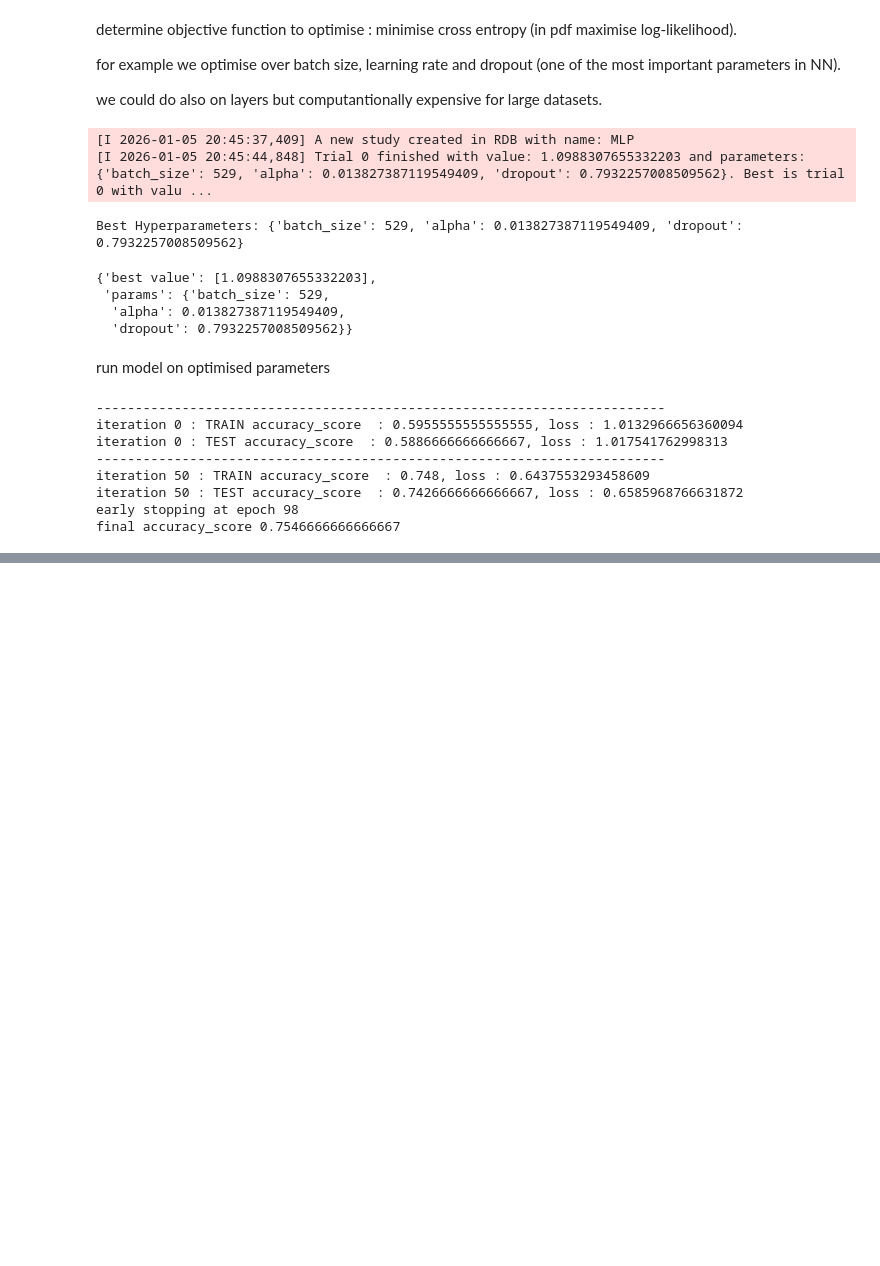
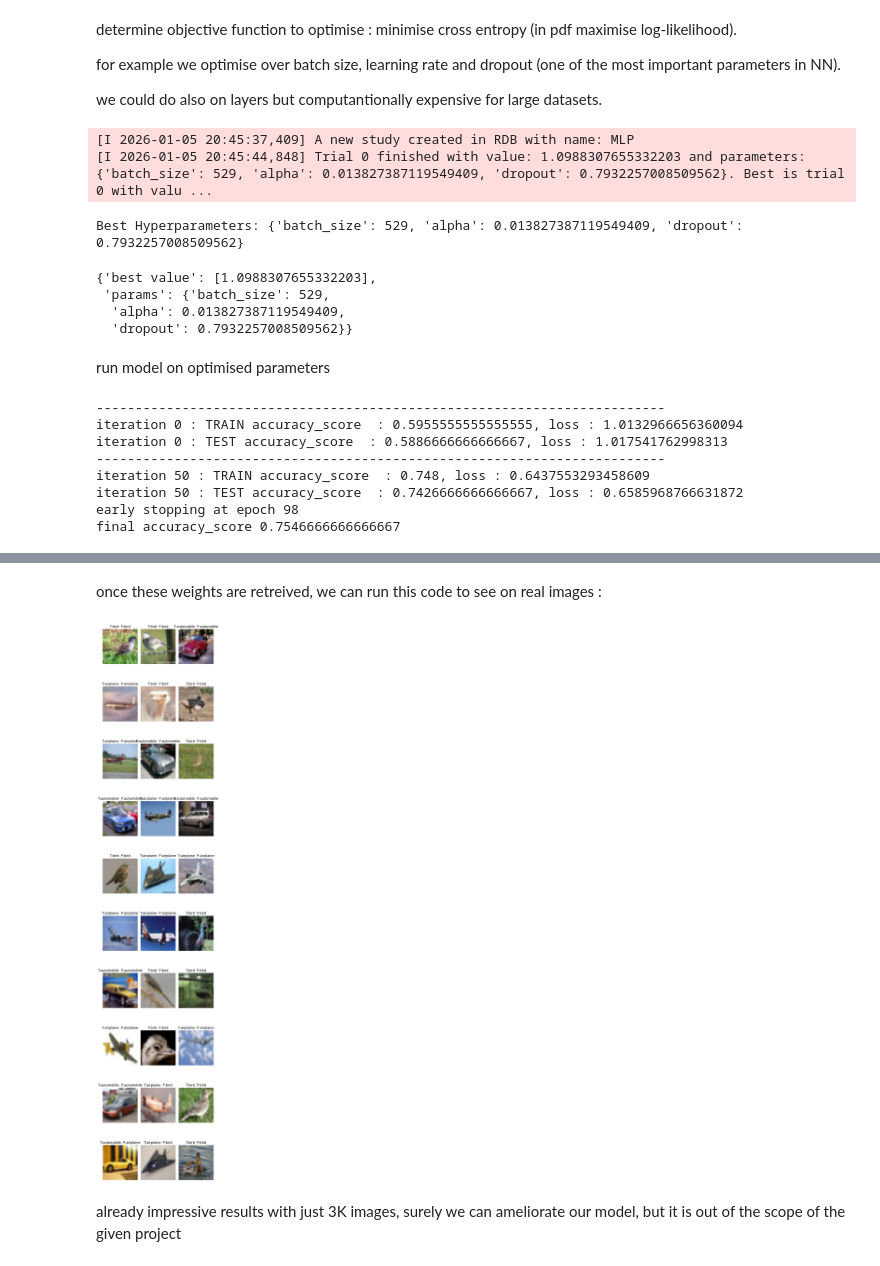
Before and after one commit to aayrapet/neural_networks, a Jupyter notebook: test.ipynb, the cells around one changed output, grey strips where cells are left out. Saved outputs shown, nothing was run; the diff lists cells and outputs as text; code cells hidden in the pictures; blank space fills up the shorter version.

Commit message:
WAB saving and images eval

```diff
--- a/test.ipynb
+++ b/test.ipynb
@@ -178,7 +182,8 @@ from sklearn.metrics import accuracy_score,precision_score,recall_score
 #define CNN infra, note that for CNN i use vanilla SGD only for simplicity reasons
 #moreover, i dont have any batchnormalisation on cnn part
 #mlp part will still have batch normalisation as before
-#i always suppose here that i have a clear alternation : Conv-> Act->Maxpool->Conv-> Act->Maxpool->Conv-> Act->Maxpool->Conv-> Act->Maxpool-> Flatten->MLP
+#this is the model with 62K parameters
+
 q=CNN(
 
     (
@@ -186,6 +191,7 @@ q=CNN(
         MaxPoolLayer(kernel_size=3,stride=2,padding=False),
         ConvLayer(in_channels=16,output_channels=32,kernel_size=3,stride=1,padding=True,activation_function="relu",initial="lecun",law="normal"),
         MaxPoolLayer(kernel_size=3,stride=2,padding=False),
+
         ConvLayer(in_channels=32,output_channels=64,kernel_size=3,stride=1,padding=True,activation_function="relu",initial="lecun",law="normal"),
         MaxPoolLayer(kernel_size=3,stride=2,padding=False),
 
@@ -212,7 +218,7 @@ q=CNN(
     thr=1e-5,
     alpha=0.05,
     seed=123,
-    batch_size=100,
+    batch_size=500,
     verbose=True,
     nb_epochs_early_stopping=20
 
@@ -327,0 +446,32 @@ Model terminated successfully, Did not Converge at 30 epoch, for a given alpha :
+# %% [markdown]
+once these weights are retreived, we can run this code to see on real images :
+# %%
+import matplotlib.pyplot as plt
+import math
+#SELECT 3 CLASSES: 0 airplane, 1 automobile, 2 bird
+classes = [0,1,2]
+D={0:"airplaine",1:"automobile",2:"bird"}
+N=30
+cols=3
+rows = math.ceil(N / cols)
+
+plt.figure(figsize=(6, rows*3))
+
+
+for i in range(N):
+    img_nb=i
+    img_viz=X_test[..., img_nb]
+    img = np.expand_dims(img_viz, axis=-1)
+
+    y_true = D[int(np.argmax(Y_test[i]))]
+    y_pred = D[int(np.argmax(x.predict(img)))]
+    ax = plt.subplot(rows, cols, i+1)
+    ax.imshow(img_viz)
+    ax.set_title(f"T:{y_true}  P:{y_pred}")
+    ax.axis("off")
+plt.tight_layout()
+plt.show()
+# %% [output]
+[figure, added]
+# %% [markdown]
+already impressive results with just 3K images, surely we can ameliorate our model, but it is out of the scope of the given project
```
Also changed, not shown: parts of 12 cells of this notebook, 18 other files.
